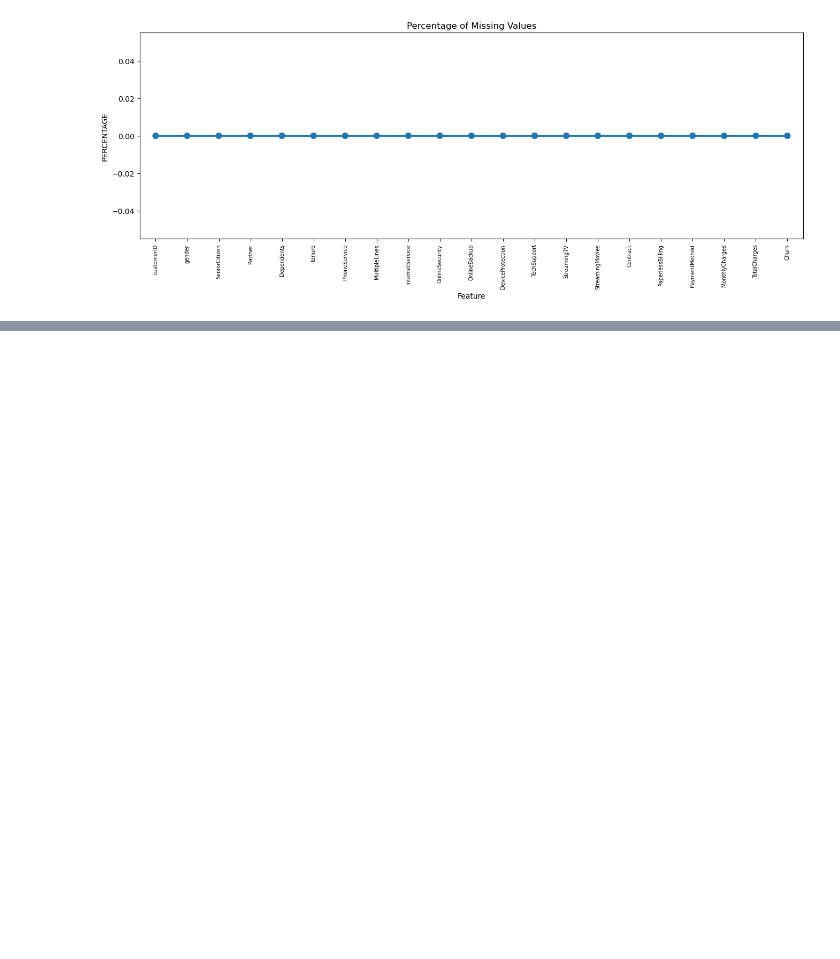
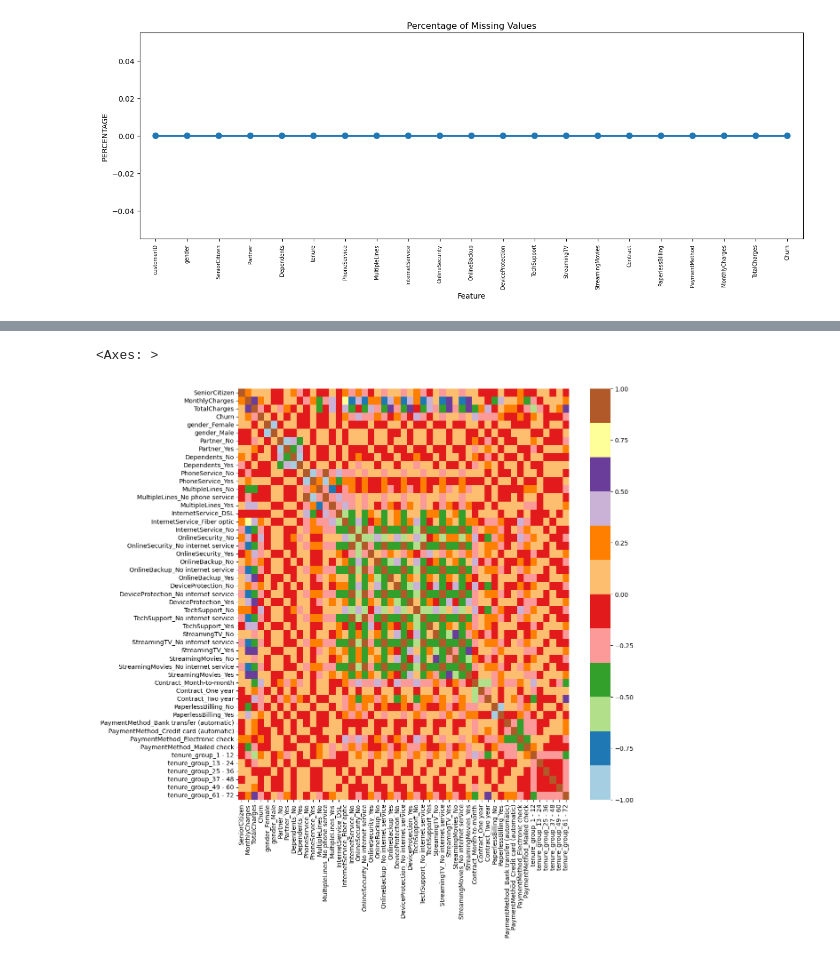
Before and after one commit to azaz9026/Customer_Churn_Analysis, a Jupyter notebook: Customer_Churn_Analysis.ipynb, the cells around one changed output, grey strips where cells are left out. Saved outputs shown, nothing was run; the diff lists cells and outputs as text; code cells hidden in the pictures; blank space fills up the shorter version.

```diff
--- a/Customer_Churn_Analysis.ipynb
+++ b/Customer_Churn_Analysis.ipynb
@@ -120,0 +281,6 @@ plt.show()
+# %%
+plt.figure(figsize=(12,12))
+sns.heatmap(data_dummies.corr(), cmap="Paired")
+# %% [output]
+<Axes: >
+[figure, added]
```
Also changed, not shown: parts of 25 cells of this notebook.
